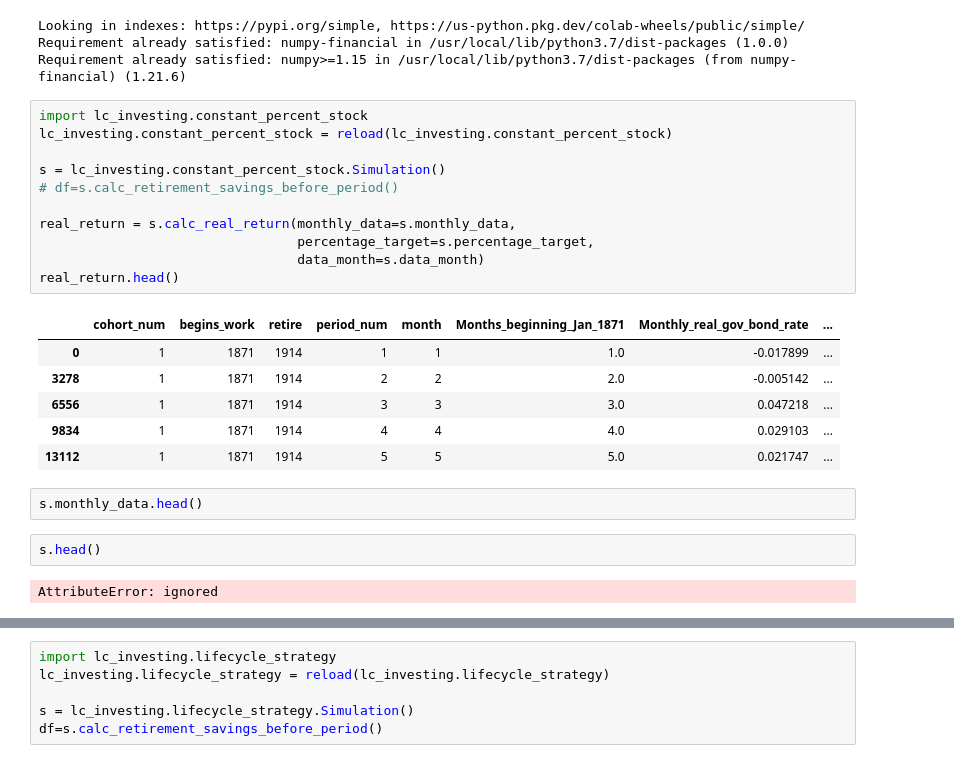
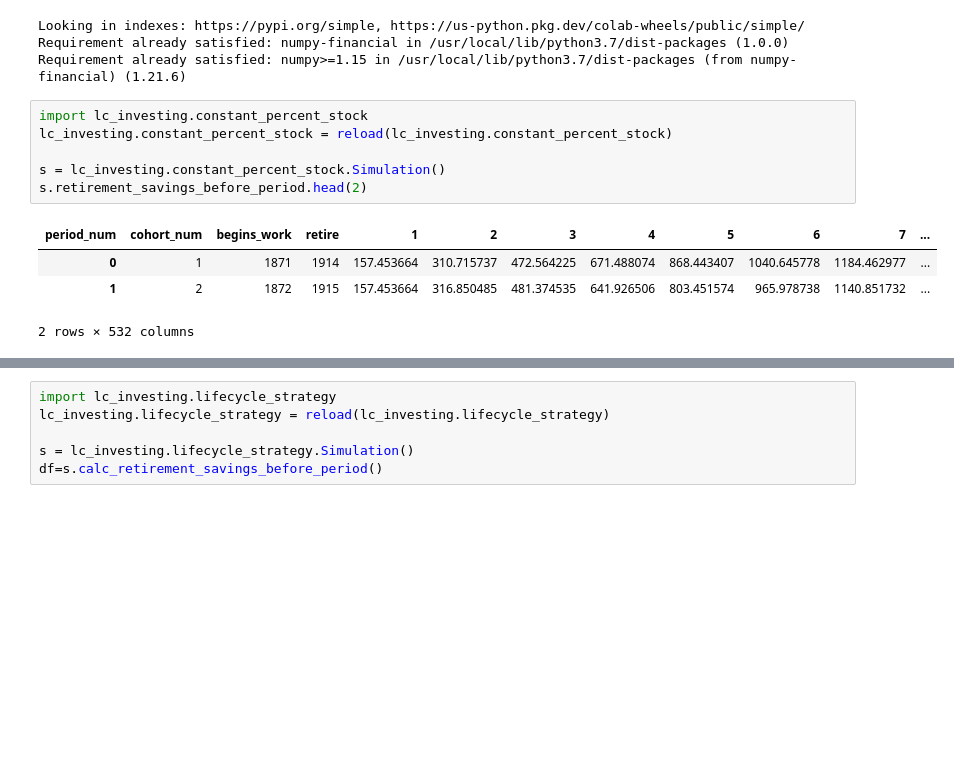
Before and after one commit to hatemr/lifecycle_investing, a Jupyter notebook: simulations.ipynb, the cells around one changed output, grey strips where cells are left out. Cells and saved outputs as stored; diff of their text form; blank space fills up the shorter version.

Commit message:
Got constant_percentage strategy to replicate

```diff
--- a/simulations.ipynb
+++ b/simulations.ipynb
@@ -15,24 +15,11 @@ Requirement already satisfied: numpy>=1.15 in /usr/local/lib/python3.7/dist-pack
 # %%
 import lc_investing.constant_percent_stock
 lc_investing.constant_percent_stock = reload(lc_investing.constant_percent_stock)
 
 s = lc_investing.constant_percent_stock.Simulation()
-# df=s.calc_retirement_savings_before_period()
-
-real_return = s.calc_real_return(monthly_data=s.monthly_data,
-                                 percentage_target=s.percentage_target,
-                                 data_month=s.data_month)
-real_return.head()
+s.retirement_savings_before_period.head(2)
 # %% [output]
-|  | cohort_num | begins_work | retire | period_num | month | Months_beginning_Jan_1871 | Monthly_real_gov_bond_rate | ... |
-| 0 | 1 | 1871 | 1914 | 1 | 1 | 1.0 | -0.017899 | ... |
-| 3278 | 1 | 1871 | 1914 | 2 | 2 | 2.0 | -0.005142 | ... |
-| 6556 | 1 | 1871 | 1914 | 3 | 3 | 3.0 | 0.047218 | ... |
-| 9834 | 1 | 1871 | 1914 | 4 | 4 | 4.0 | 0.029103 | ... |
-| 13112 | 1 | 1871 | 1914 | 5 | 5 | 5.0 | 0.021747 | ... |
+| period_num | cohort_num | begins_work | retire | 1 | 2 | 3 | 4 | 5 | 6 | 7 | ... |
+| 0 | 1 | 1871 | 1914 | 157.453664 | 310.715737 | 472.564225 | 671.488074 | 868.443407 | 1040.645778 | 1184.462977 | ... |
+| 1 | 2 | 1872 | 1915 | 157.453664 | 316.850485 | 481.374535 | 641.926506 | 803.451574 | 965.978738 | 1140.851732 | ... |
+2 rows × 532 columns
-# %%
-s.monthly_data.head()
-# %%
-s.head()
-# %% [output]
-AttributeError: ignored
```
Also changed, not shown: parts of 2 cells of this notebook, 4 other files.
